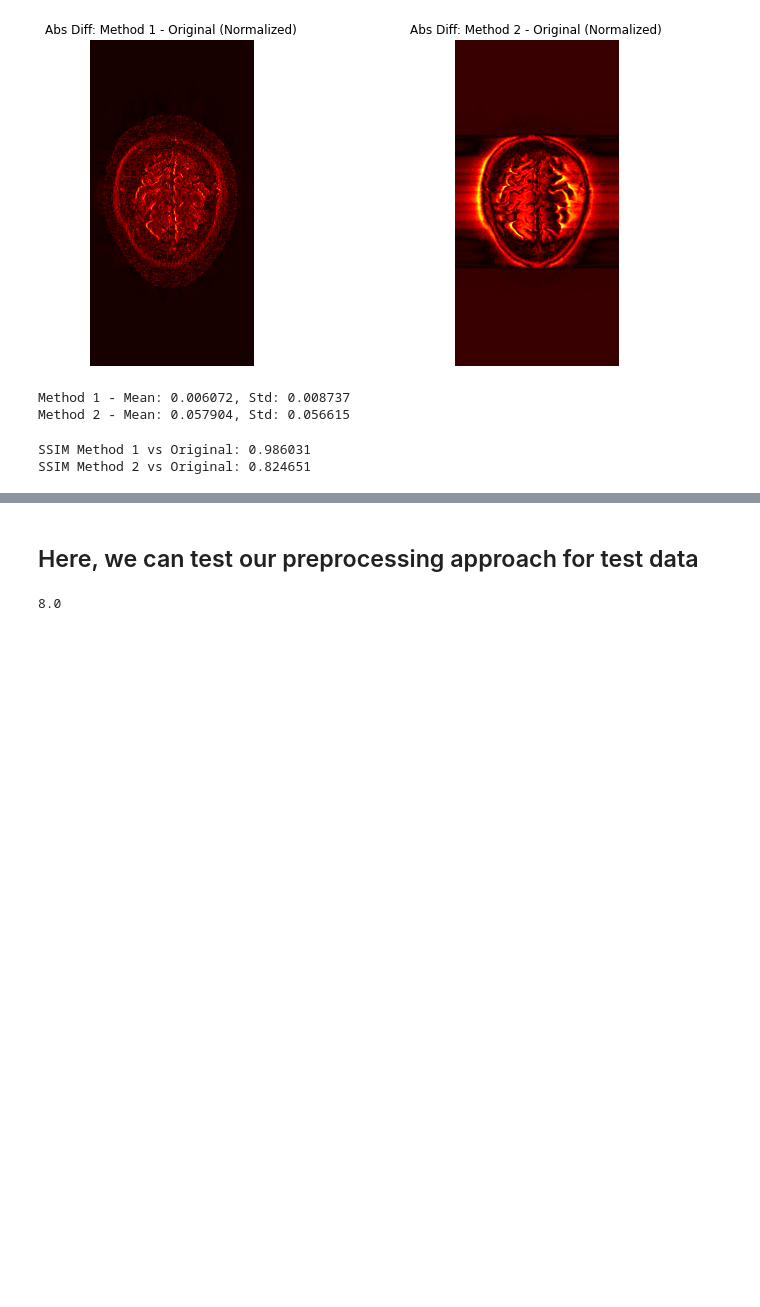
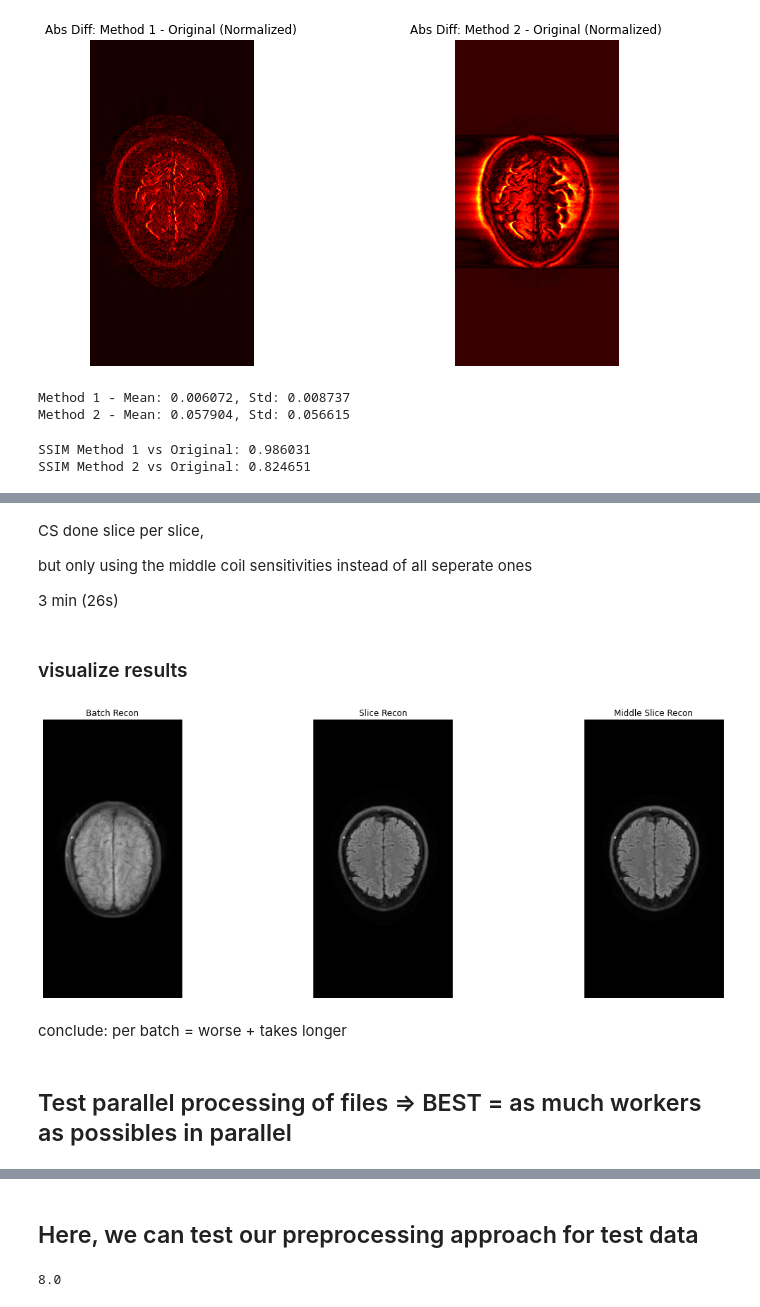
Before and after one commit to AlexSlock/fastMRI-hybrid-modelling, a Jupyter notebook: CSUNet/PreprocessingCode/preprocessing_tests.ipynb, the cells around one changed output, grey strips where cells are left out. Saved outputs shown, nothing was run; the diff lists cells and outputs as text; code cells hidden in the pictures; blank space fills up the shorter version.

Commit message:
Multiple threads in parallel tests

```diff
--- a/CSUNet/PreprocessingCode/preprocessing_tests.ipynb
+++ b/CSUNet/PreprocessingCode/preprocessing_tests.ipynb
@@ -930,0 +936,4 @@ SSIM Method 2 vs Original: 0.824651
+# %%
+# Select a file and save in hf
+file_name = 'file_brain_AXFLAIR_200_6002425.h5'
+hf = h5py.File(os.path.join(train_path, file_name), 'r')
@@ -930,0 +1282,7 @@ SSIM Method 2 vs Original: 0.824651
+# %%
+import numpy as np
+S_slice = np.zeros_like(S, dtype=np.complex64)
+
+for i in range(kspace.shape[0]):
+    slice_masked_kspace_ACS = masked_kspace_ACS[i, :, :, :]
+    S_slice[i] = estimate_sensitivity_maps(slice_masked_kspace_ACS)
@@ -930,0 +1321,46 @@ SSIM Method 2 vs Original: 0.824651
+# %% [markdown]
+CS done slice per slice,
+
+but only using the middle coil sensitivities instead of all seperate ones
+
+3 min (26s)
+# %%
+# select slice
+middle_slice_idx = kspace.shape[0] // 2
+# Get the middle slice
+middle_slice_kspace = masked_kspace_ACS[middle_slice_idx, :, :, :]
+S_middle = estimate_sensitivity_maps(middle_slice_kspace)
+# %%
+
+
+recon_middle_S = np.zeros((kspace.shape[0], kspace.shape[2], kspace.shape[3]), dtype=np.complex64)
+for i in range(kspace.shape[0]):
+
+    # MIDDLE sensitivity map for all
+    recon_middle_S[i] = CS(masked_kspace[i], S_middle)
+# %% [markdown]
+### visualize results
+# %%
+number_slice = 7
+# Plot all three methods for comparison
+fig, axs = plt.subplots(1, 3, figsize=(18, 6))
+titles = ["Batch Recon", "Slice Recon", "Middle Slice Recon"]
+
+axs[0].imshow(np.abs(recon_batch[number_slice]), cmap='gray')
+axs[0].set_title(titles[0])
+
+axs[1].imshow(np.abs(recon_slice[number_slice]), cmap='gray')
+axs[1].set_title(titles[1])
+
+axs[2].imshow(np.abs(recon_middle_S[number_slice]), cmap='gray')
+axs[2].set_title(titles[2])
+for ax in axs:
+    ax.set_axis_off()
+plt.tight_layout()
+plt.show()
+# %% [output]
+[figure, added]
+# %% [markdown]
+conclude: per batch = worse + takes longer
+# %% [markdown]
+## Test parallel processing of files => BEST = as much workers as possibles in parallel
```
Also changed, not shown: parts of 40 cells of this notebook.
